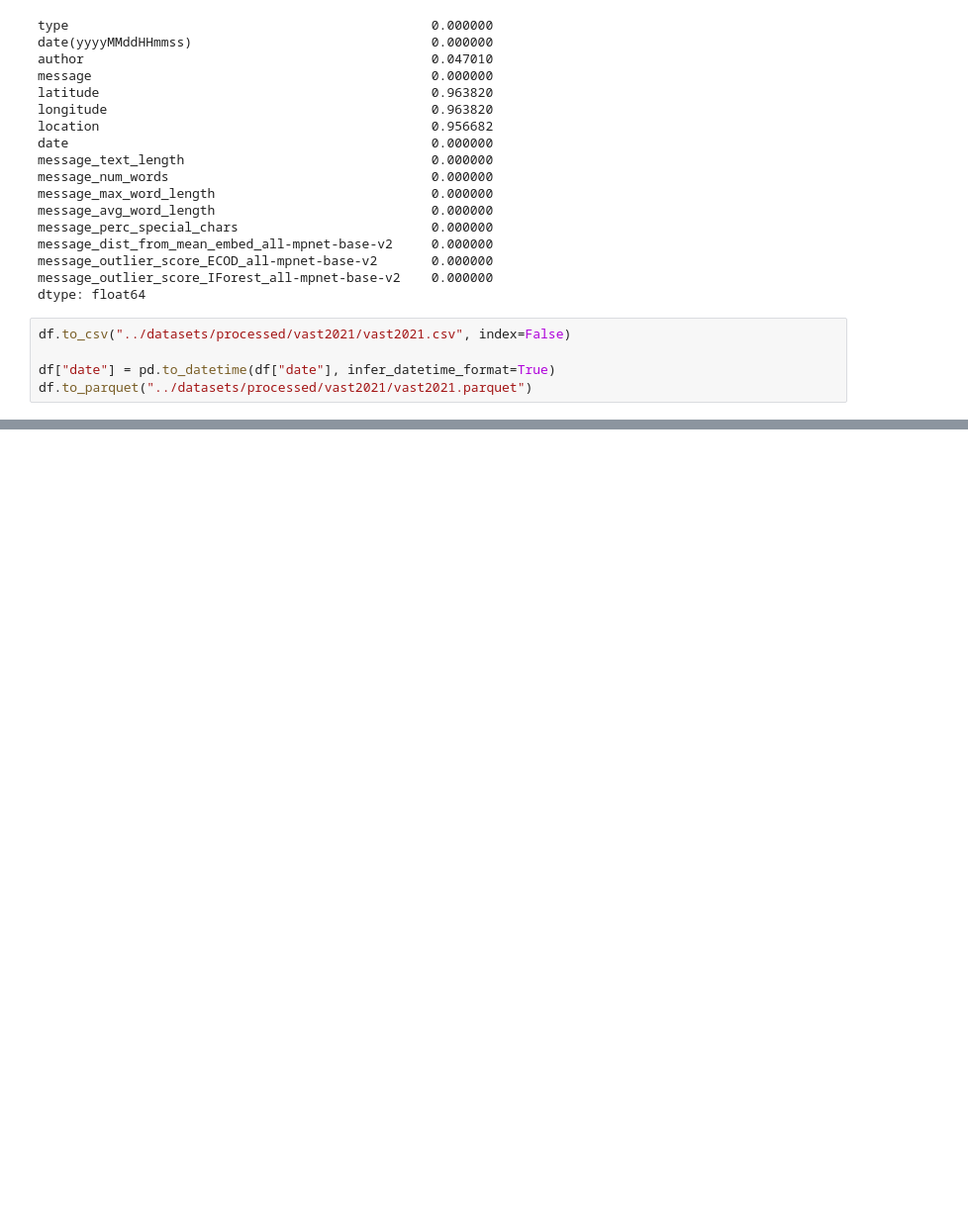
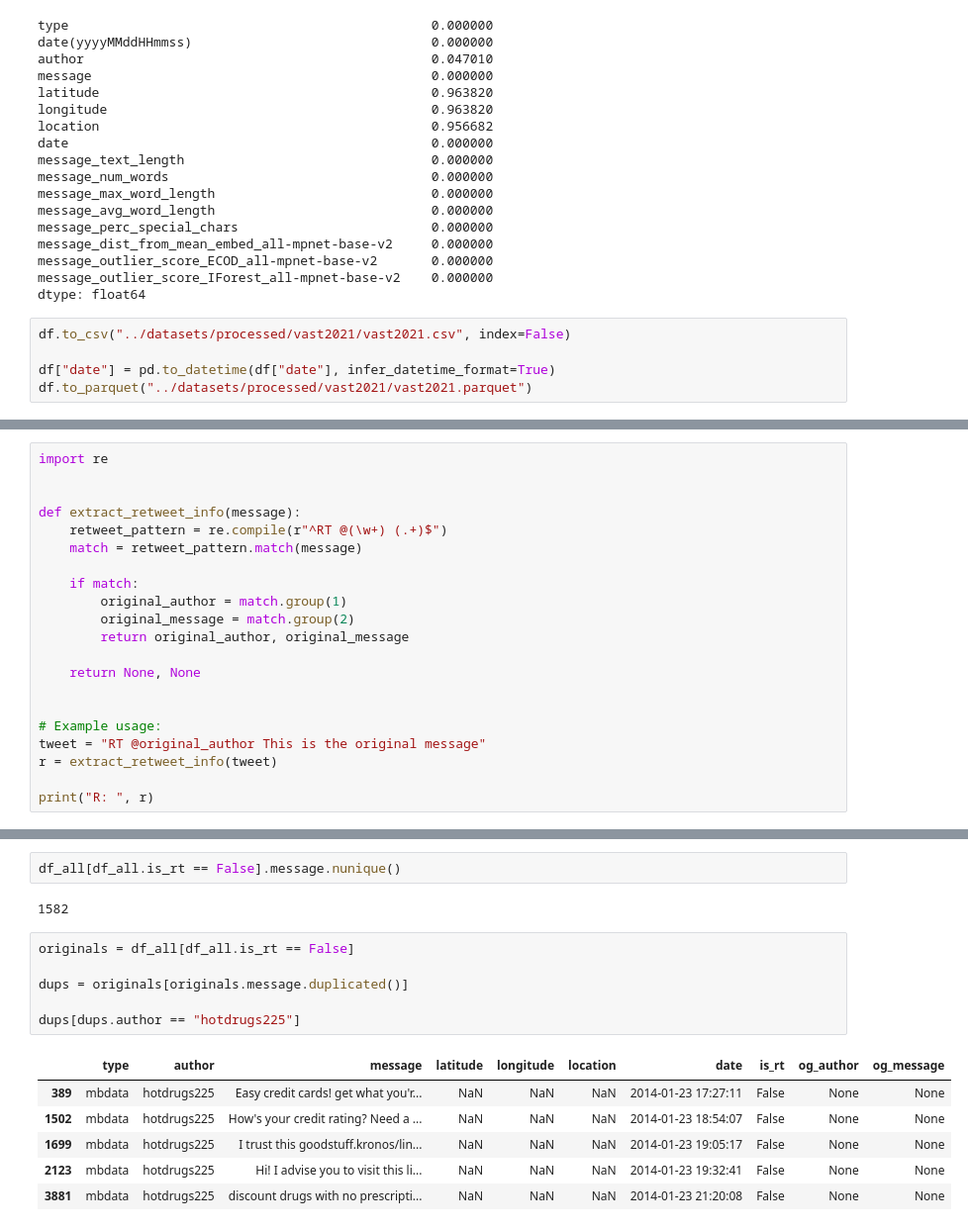
Before and after one commit to cmudig/Texture, a Jupyter notebook: analysis/vast-2021.ipynb, the cells around one changed output, grey strips where cells are left out. Shown at 99% size. Drawn from its saved outputs; the diff is of its cells as text; blank space fills up the shorter version.

```diff
--- a/analysis/vast-2021.ipynb
+++ b/analysis/vast-2021.ipynb
@@ -125,0 +185,21 @@ df.to_parquet("../datasets/processed/vast2021/vast2021.parquet")
+# %%
+import re
+
+
+def extract_retweet_info(message):
+    retweet_pattern = re.compile(r"^RT @(\w+) (.+)$")
+    match = retweet_pattern.match(message)
+
+    if match:
+        original_author = match.group(1)
+        original_message = match.group(2)
+        return original_author, original_message
+
+    return None, None
+
+
+# Example usage:
+tweet = "RT @original_author This is the original message"
+r = extract_retweet_info(tweet)
+
+print("R: ", r)
@@ -125,0 +264,17 @@ df.to_parquet("../datasets/processed/vast2021/vast2021.parquet")
+# %%
+df_all[df_all.is_rt == False].message.nunique()
+# %% [output]
+1582
+# %%
+originals = df_all[df_all.is_rt == False]
+
+dups = originals[originals.message.duplicated()]
+
+dups[dups.author == "hotdrugs225"]
+# %% [output]
+|  | type | author | message | latitude | longitude | location | date | is_rt | og_author | og_message |
+| 389 | mbdata | hotdrugs225 | Easy credit cards! get what you'r... | NaN | NaN | NaN | 2014-01-23 17:27:11 | False | None | None |
+| 1502 | mbdata | hotdrugs225 | How's your credit rating? Need a ... | NaN | NaN | NaN | 2014-01-23 18:54:07 | False | None | None |
+| 1699 | mbdata | hotdrugs225 | I trust this goodstuff.kronos/lin... | NaN | NaN | NaN | 2014-01-23 19:05:17 | False | None | None |
+| 2123 | mbdata | hotdrugs225 | Hi! I advise you to visit this li... | NaN | NaN | NaN | 2014-01-23 19:32:41 | False | None | None |
+| 3881 | mbdata | hotdrugs225 | discount drugs with no prescripti... | NaN | NaN | NaN | 2014-01-23 21:20:08 | False | None | None |
```
Also changed, not shown: parts of 27 cells of this notebook.
